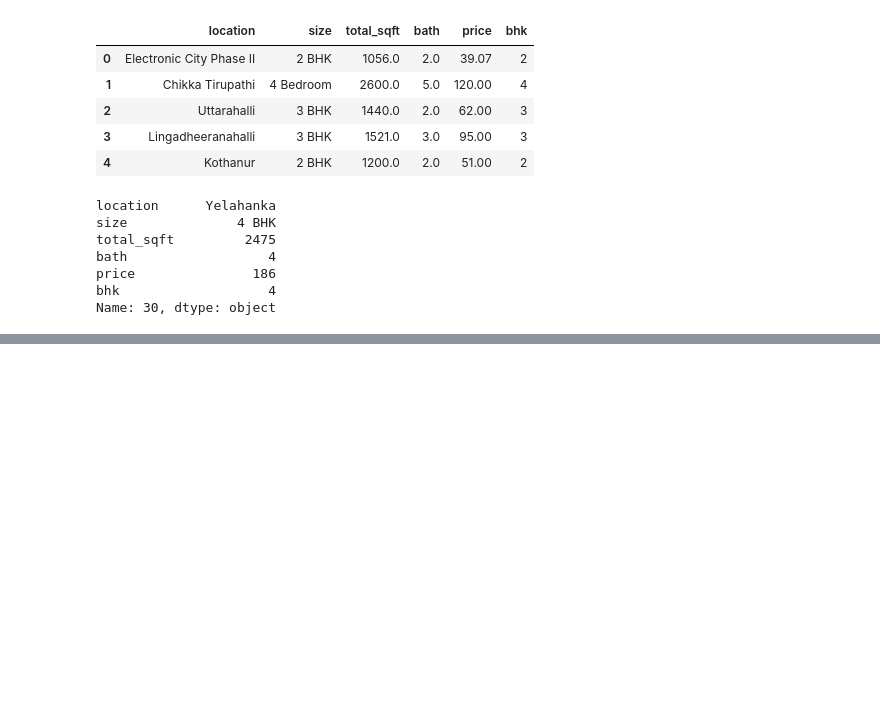
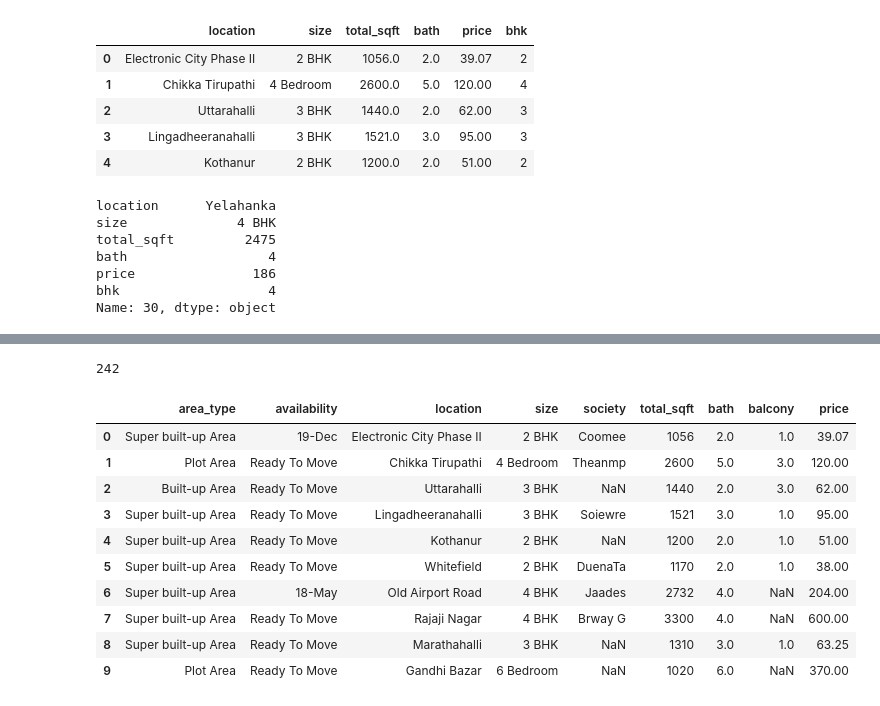
Before and after one commit to Swaraj246/House_Price_Prediction, a Jupyter notebook: Data_Cleaning.ipynb, the cells around one changed output, grey strips where cells are left out. Saved outputs shown, nothing was run; the diff lists cells and outputs as text; code cells hidden in the pictures; blank space fills up the shorter version.

Commit message:
adjusted the location feature

```diff
--- a/Data_Cleaning.ipynb
+++ b/Data_Cleaning.ipynb
@@ -178,0 +233,20 @@ Name: 30, dtype: object
+# %%
+# setting this values into the location feature
+df4.location = df4.location.apply(lambda x: 'other' if x in location_other else x)
+len(df4.location.unique())
+# %% [output]
+242
+# %%
+df.head(10)
+# %% [output]
+|  | area_type | availability | location | size | society | total_sqft | bath | balcony | price |
+| 0 | Super built-up Area | 19-Dec | Electronic City Phase II | 2 BHK | Coomee | 1056 | 2.0 | 1.0 | 39.07 |
+| 1 | Plot Area | Ready To Move | Chikka Tirupathi | 4 Bedroom | Theanmp | 2600 | 5.0 | 3.0 | 120.00 |
+| 2 | Built-up Area | Ready To Move | Uttarahalli | 3 BHK | NaN | 1440 | 2.0 | 3.0 | 62.00 |
+| 3 | Super built-up Area | Ready To Move | Lingadheeranahalli | 3 BHK | Soiewre | 1521 | 3.0 | 1.0 | 95.00 |
+| 4 | Super built-up Area | Ready To Move | Kothanur | 2 BHK | NaN | 1200 | 2.0 | 1.0 | 51.00 |
+| 5 | Super built-up Area | Ready To Move | Whitefield | 2 BHK | DuenaTa | 1170 | 2.0 | 1.0 | 38.00 |
+| 6 | Super built-up Area | 18-May | Old Airport Road | 4 BHK | Jaades | 2732 | 4.0 | NaN | 204.00 |
+| 7 | Super built-up Area | Ready To Move | Rajaji Nagar | 4 BHK | Brway G | 3300 | 4.0 | NaN | 600.00 |
+| 8 | Super built-up Area | Ready To Move | Marathahalli | 3 BHK | NaN | 1310 | 3.0 | 1.0 | 63.25 |
+| 9 | Plot Area | Ready To Move | Gandhi Bazar | 6 Bedroom | NaN | 1020 | 6.0 | NaN | 370.00 |
```
Also changed, not shown: parts of 4 cells of this notebook.
